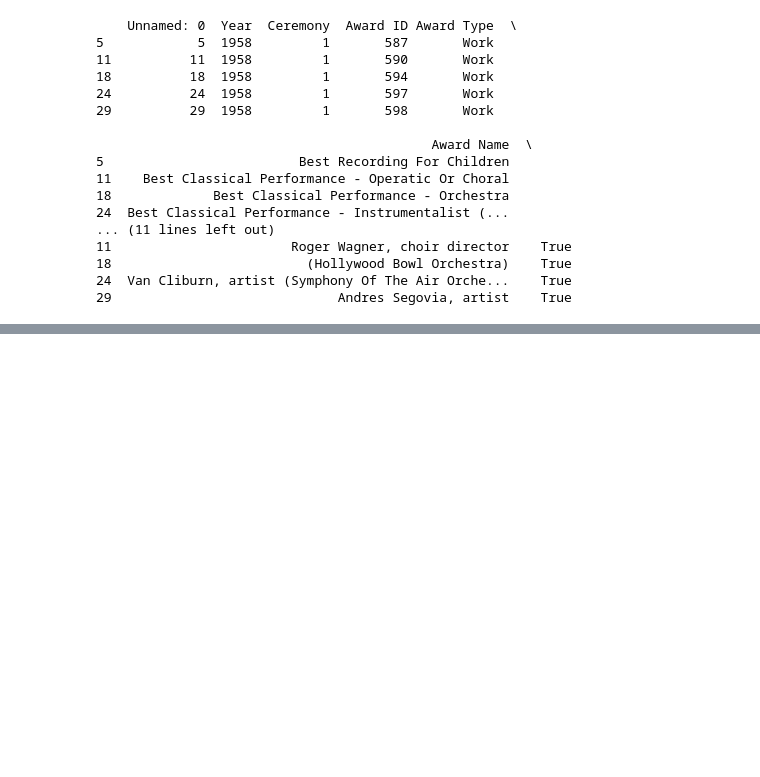
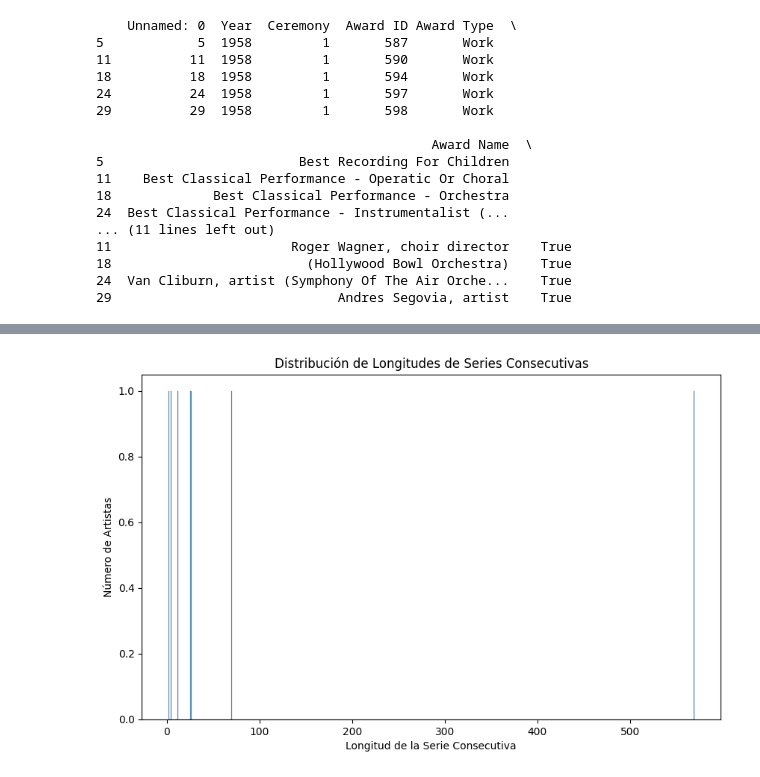
Before and after one commit to developreiloyo/NP_PD, a Jupyter notebook: Grammys.ipynb, the cells around one changed output, grey strips where cells are left out. Saved outputs shown, nothing was run; the diff lists cells and outputs as text; code cells hidden in the pictures; blank space fills up the shorter version.

```diff
--- a/Grammys.ipynb
+++ b/Grammys.ipynb
@@ -68,0 +129,33 @@ print(df_winners.head())
+# %%
+# Filtrar los ganadores
+df_winners = df[df['Winner'] == True]
+
+# Agrupar por artista y año
+artist_year_wins = df_winners.groupby(['Nominee', 'Year']).size().reset_index(name='Wins')
+
+# Función para detectar años consecutivos
+def find_consecutive_years(group):
+    # Asegurarse de que el DataFrame tenga columnas necesarias
+    if 'Nominee' not in group.columns:
+        group = group.reset_index()
+
+    # Ordenar por año
+    group = group.sort_values('Year')
+
+    # Calcular la diferencia entre años
+    group['year_diff'] = group['Year'].diff()
+
+    # Identificar series consecutivas
+    group['streak'] = (group['year_diff'] != 1).cumsum()
+
+    # Filtrar grupos de años consecutivos con más de un año
+    return group.groupby('streak').filter(lambda x: len(x) > 1)
+
+# Aplicar la función por artista
+consecutive_wins = artist_year_wins.groupby('Nominee').apply(find_consecutive_years).reset_index(drop=True)
+
+# Eliminar columnas auxiliares (opcional)
+consecutive_wins = consecutive_wins.drop(columns=['year_diff', 'streak'])
+
+# Mostrar resultados
+print(consecutive_wins)
@@ -68,0 +197,14 @@ print(df_winners.head())
+# %%
+#Visualizar las Series Consecutivas
+# Contar la longitud de las series consecutivas
+streak_lengths = consecutive_wins.groupby('Nominee')['Year'].apply(lambda x: x.diff().ne(1).cumsum()).value_counts()
+
+# Graficar las longitudes de las series
+plt.figure(figsize=(10, 6))
+sns.histplot(streak_lengths, bins=range(1, max(streak_lengths.index) + 2), discrete=True)
+plt.title('Distribución de Longitudes de Series Consecutivas')
+plt.xlabel('Longitud de la Serie Consecutiva')
+plt.ylabel('Número de Artistas')
+plt.show()
+# %% [output]
+[figure, added]
```
Also changed, not shown: parts of 9 cells of this notebook.
